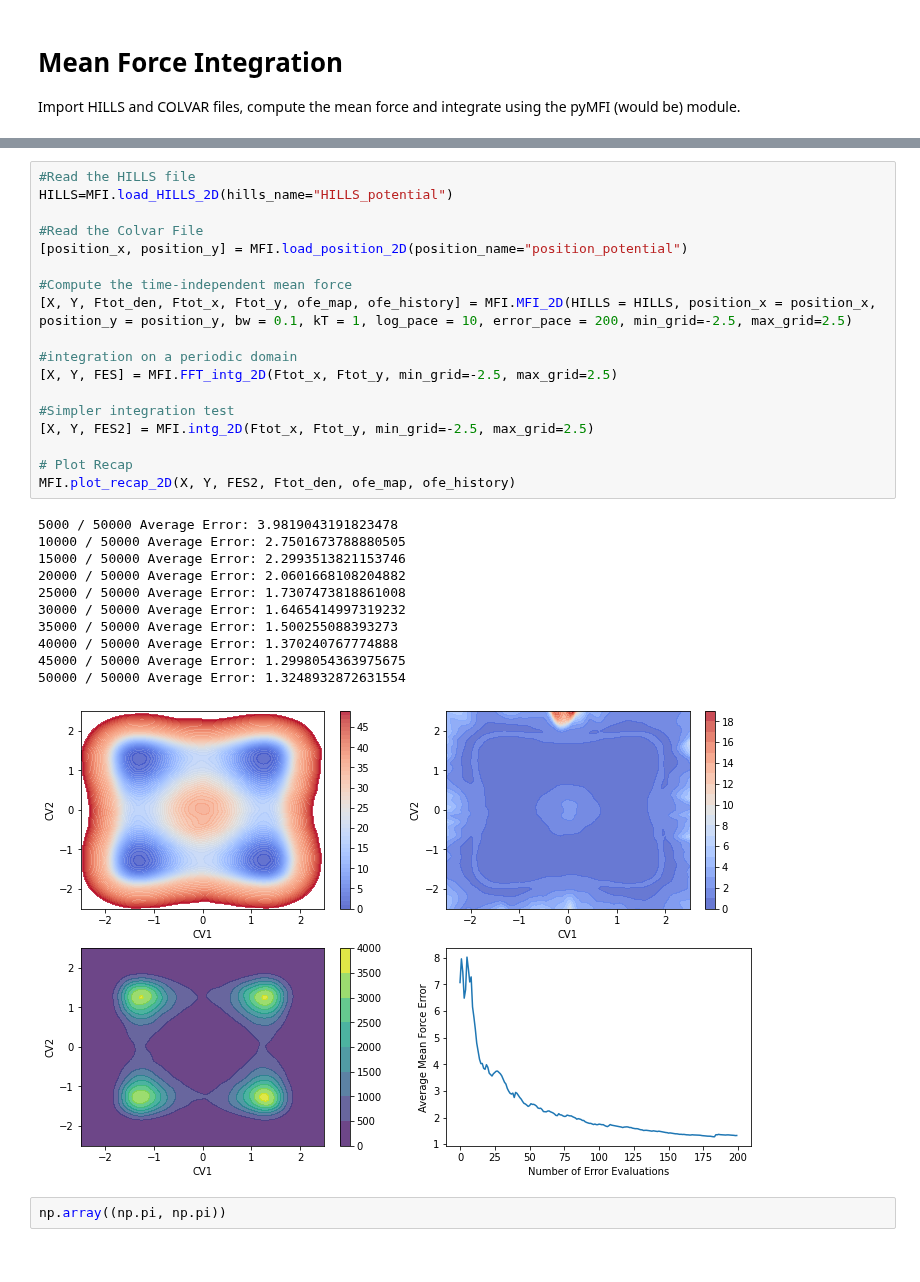
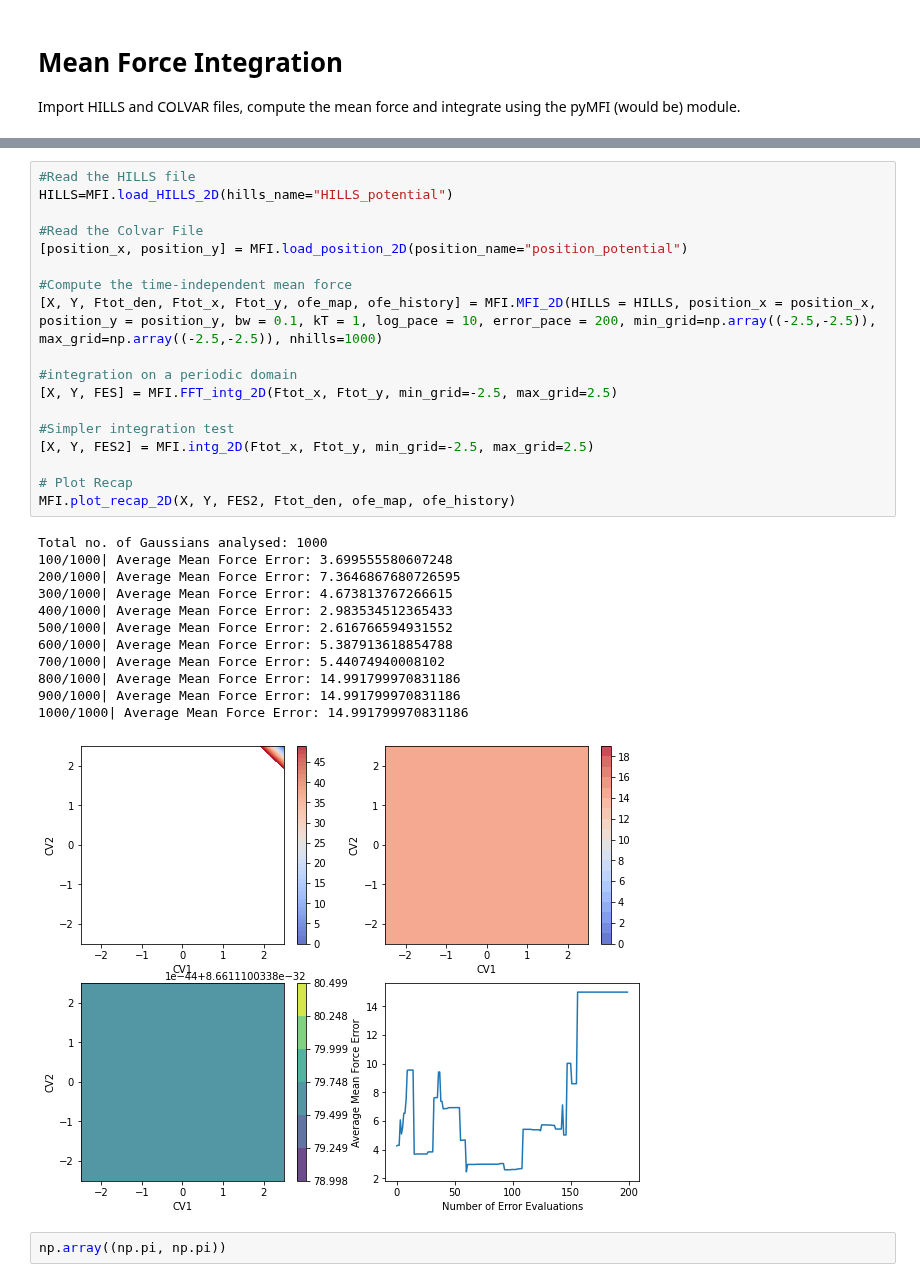
Before and after one commit to mme-ucl/MFI, a Jupyter notebook: MFI_notebook.ipynb, the cells around one changed output, grey strips where cells are left out. Drawn from its saved outputs; the diff is of its cells as text.

```diff
--- a/MFI_notebook.ipynb
+++ b/MFI_notebook.ipynb
@@ -33,33 +34,34 @@ MFI.plot_recap_2D(X, Y, FES, Ftot_den, ofe_map, ofe_history)
 # %%
 #Read the HILLS file
 HILLS=MFI.load_HILLS_2D(hills_name="HILLS_potential")
 
 #Read the Colvar File
 [position_x, position_y] = MFI.load_position_2D(position_name="position_potential")
 
 #Compute the time-independent mean force
-[X, Y, Ftot_den, Ftot_x, Ftot_y, ofe_map, ofe_history] = MFI.MFI_2D(HILLS = HILLS, position_x = position_x, position_y = position_y, bw = 0.1, kT = 1, log_pace = 10, error_pace = 200, min_grid=-2.5, max_grid=2.5)
+[X, Y, Ftot_den, Ftot_x, Ftot_y, ofe_map, ofe_history] = MFI.MFI_2D(HILLS = HILLS, position_x = position_x, position_y = position_y, bw = 0.1, kT = 1, log_pace = 10, error_pace = 200, min_grid=np.array((-2.5,-2.5)), max_grid=np.array((-2.5,-2.5)), nhills=1000)
 
 #integration on a periodic domain
 [X, Y, FES] = MFI.FFT_intg_2D(Ftot_x, Ftot_y, min_grid=-2.5, max_grid=2.5)
 
 #Simpler integration test
 [X, Y, FES2] = MFI.intg_2D(Ftot_x, Ftot_y, min_grid=-2.5, max_grid=2.5)
 
 # Plot Recap
 MFI.plot_recap_2D(X, Y, FES2, Ftot_den, ofe_map, ofe_history)
 # %% [output]
-5000 / 50000 Average Error: 3.9819043191823478
-10000 / 50000 Average Error: 2.7501673788880505
-15000 / 50000 Average Error: 2.2993513821153746
-20000 / 50000 Average Error: 2.0601668108204882
-25000 / 50000 Average Error: 1.7307473818861008
-30000 / 50000 Average Error: 1.6465414997319232
-35000 / 50000 Average Error: 1.500255088393273
-40000 / 50000 Average Error: 1.370240767774888
-45000 / 50000 Average Error: 1.2998054363975675
-50000 / 50000 Average Error: 1.3248932872631554
+Total no. of Gaussians analysed: 1000
+100/1000| Average Mean Force Error: 3.699555580607248
+200/1000| Average Mean Force Error: 7.3646867680726595
+300/1000| Average Mean Force Error: 4.673813767266615
+400/1000| Average Mean Force Error: 2.983534512365433
+500/1000| Average Mean Force Error: 2.616766594931552
+600/1000| Average Mean Force Error: 5.387913618854788
+700/1000| Average Mean Force Error: 5.44074940008102
+800/1000| Average Mean Force Error: 14.991799970831186
+900/1000| Average Mean Force Error: 14.991799970831186
+1000/1000| Average Mean Force Error: 14.991799970831186
-[figure, old version]
+[figure, new version]
 # %%
 np.array((np.pi, np.pi))
 # %% [output]
```
Also changed, not shown: parts of 2 cells of this notebook, 1 other file.
